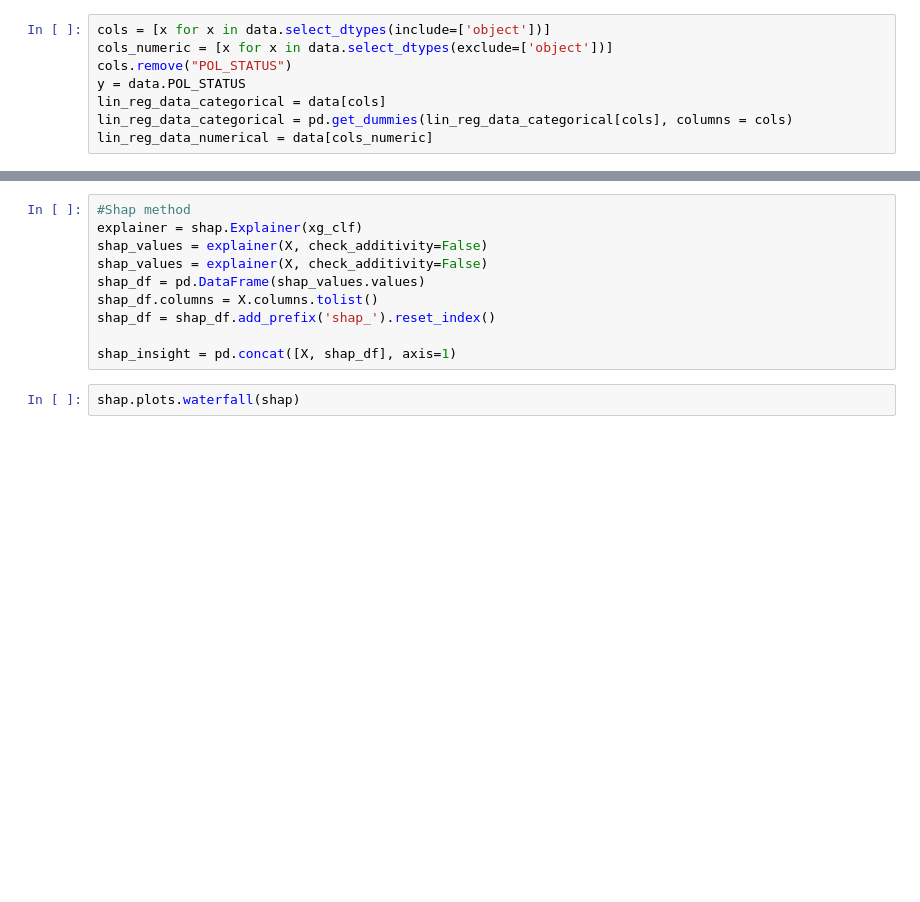
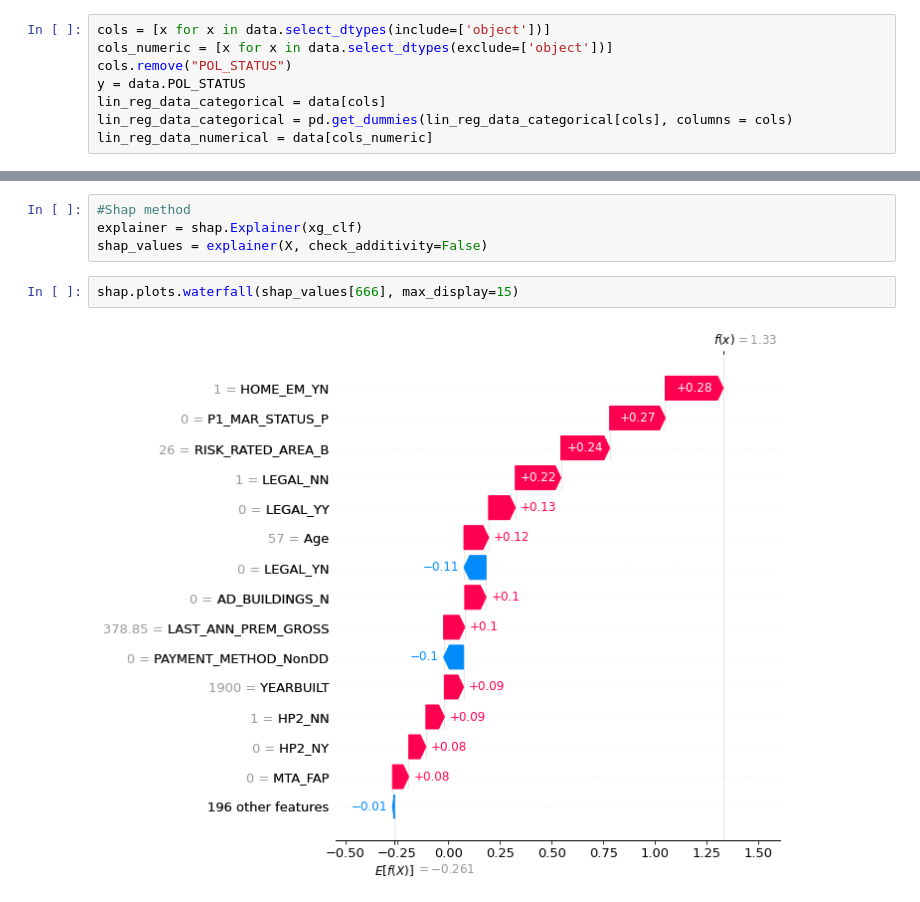
Before and after one commit to Brownsey/home_insurance, a Jupyter notebook: code.ipynb, the cells around one changed output, grey strips where cells are left out. Drawn from its saved outputs; the diff is of its cells as text; blank space fills up the shorter version.

```diff
--- a/code.ipynb
+++ b/code.ipynb
@@ -512,11 +545,7 @@ F1 Score is: 0.715
 #Shap method
 explainer = shap.Explainer(xg_clf)
 shap_values = explainer(X, check_additivity=False)
-shap_values = explainer(X, check_additivity=False)
-shap_df = pd.DataFrame(shap_values.values)
-shap_df.columns = X.columns.tolist()
-shap_df = shap_df.add_prefix('shap_').reset_index()
-
-shap_insight = pd.concat([X, shap_df], axis=1)
 # %%
-shap.plots.waterfall(shap)
+shap.plots.waterfall(shap_values[666], max_display=15)
+# %% [output]
+[figure, added]
```
Also changed, not shown: parts of 34 cells of this notebook, 6 other files.
